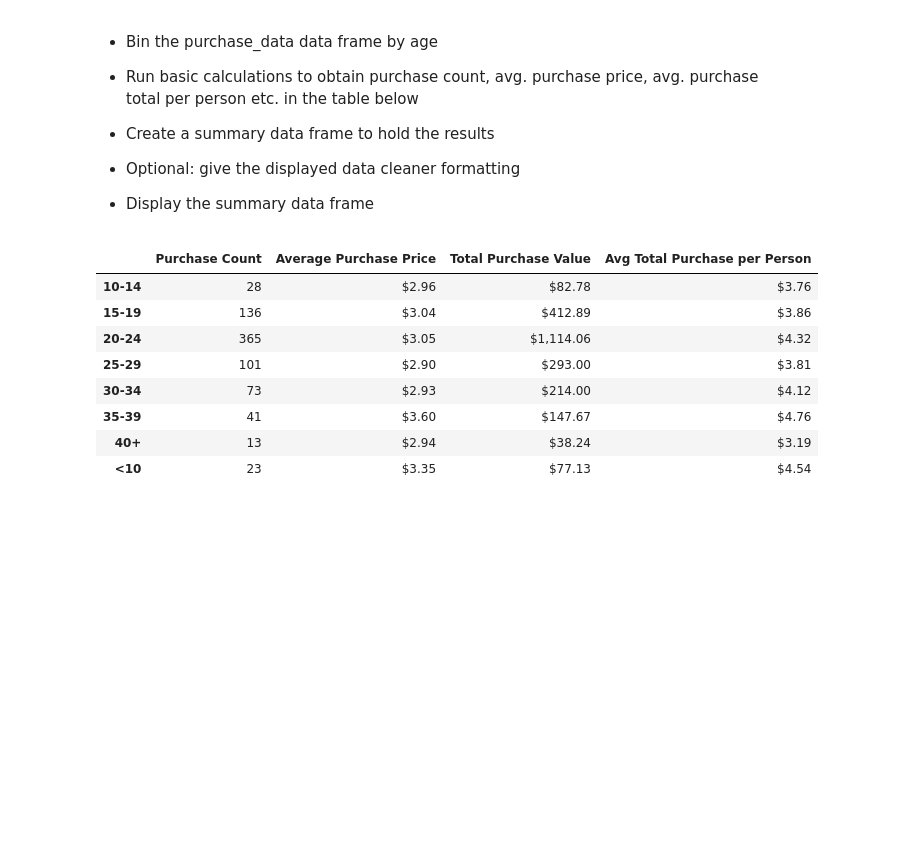
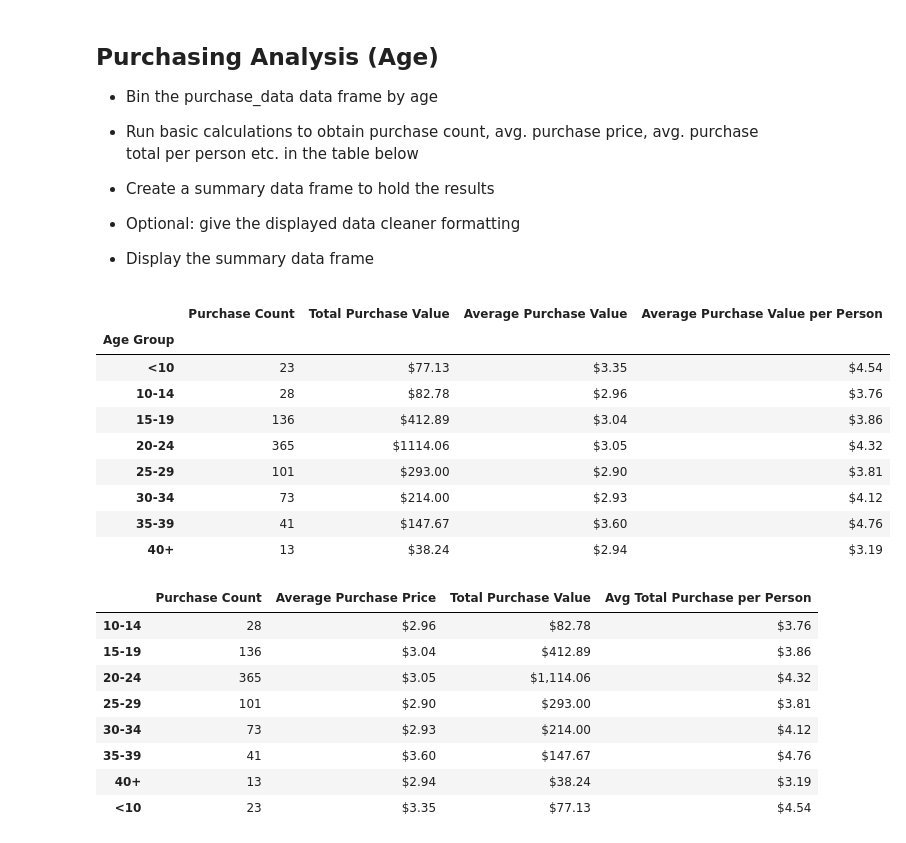
Before and after one commit to mhflynn/Pandas-Challege, a Jupyter notebook: HeroesOfPymoli.ipynb, the cells around one changed output. Drawn from its saved outputs; the diff is of its cells as text; code cells hidden in the pictures; blank space fills up the shorter version.

```diff
--- a/HeroesOfPymoli.ipynb
+++ b/HeroesOfPymoli.ipynb
@@ -32,5 +47,8 @@ purchase_data.head()
 # %%
-print(f'The total number of players in the data set is : {purchase_data["SN"].nunique()}')
-print(f'The total number of unique items, by ID, in the data set is : {purchase_data["Item ID"].nunique()}')
+# Print total number of players and items
+playerCnt = purchase_data["SN"].nunique()
+itemCnt = purchase_data["Item ID"].nunique()
+print(f'The total number of players in the data set is : {playerCnt}')
+print(f'The total number of unique items in the data set is : {itemCnt}')
 # %% [output]
 The total number of players in the data set is : 576
@@ -223,0 +198,17 @@ dtype: float64
+# %%
+# Capture age for each player
+players = (purchase_data[['SN', 'Age']].drop_duplicates())
+
+# Define age interval bin list and age grouping label list
+bins   = [0,9,14,19,24,29,34,39,players['Age'].max()]
+groups = ['<10','10-14','15-19','20-24','25-29','30-34','35-39','40+']
+
+# Create age demographic summary dataframe, grouped by age range
+ageSummary = pd.DataFrame({'Age Group':pd.cut(players['Age'], bins, labels=groups), 'Total Count':players['Age']})
+ageSummary = ageSummary.groupby('Age Group').count()
+
+# Compute Percentage of Players per Age Group
+ageSummary['Percentage of Players'] = (ageSummary['Total Count'] * 100) / playerCnt
+
+# Formated demographic summary output
+ageSummary.style.format({'Percentage of Players':"{:.2f}%"})
@@ -224,17 +238,41 @@ dtype: float64
 # %% [markdown]
+## Purchasing Analysis (Age)
 * Bin the purchase_data data frame by age
-
 
 * Run basic calculations to obtain purchase count, avg. purchase price, avg. purchase total per person etc. in the table below
 
-
 * Create a summary data frame to hold the results
-
 
 * Optional: give the displayed data cleaner formatting
 
-
 * Display the summary data frame
+# %%
+# Create summary dataframe for purchases by age
+agePurchaseSum = purchase_data[['Purchase ID', 'Price']].copy()
+agePurchaseSum.rename(columns={'Purchase ID':'Purchase Count', 'Price':'Total Purchase Value'}, inplace=True)
+
+# Add column for age groupings, then group using age groupings
+agePurchaseSum['Age Group'] = pd.cut(purchase_data['Age'], bins, labels=groups)
+agePurchaseSum = agePurchaseSum.groupby('Age Group').aggregate({'Purchase Count':'count', 'Total Purchase Value':'sum'})
+
+# Add columns Average Purchase Value and Average Purchase Value per Person
+agePurchaseSum['Average Purchase Value'] = agePurchaseSum['Total Purchase Value'] / agePurchaseSum['Purchase Count']
+agePurchaseSum['Average Purchase Value per Person'] = agePurchaseSum['Total Purchase Value'] / ageSummary['Total Count']
+
+# Formated purchase demographic summary output
+agePurchaseSum.style.format({'Total Purchase Value':"${:.2f}", 'Average Purchase Value':"${:.2f}",
+                           'Average Purchase Value per Person':"${:.2f}"})
+# %% [output]
+|  | Purchase Count | Total Purchase Value | Average Purchase Value | Average Purchase Value per Person |
+| Age Group |  |  |  |  |
+| <10 | 23 | $77.13 | $3.35 | $4.54 |
+| 10-14 | 28 | $82.78 | $2.96 | $3.76 |
+| 15-19 | 136 | $412.89 | $3.04 | $3.86 |
+| 20-24 | 365 | $1114.06 | $3.05 | $4.32 |
+| 25-29 | 101 | $293.00 | $2.90 | $3.81 |
+| 30-34 | 73 | $214.00 | $2.93 | $4.12 |
+| 35-39 | 41 | $147.67 | $3.60 | $4.76 |
+| 40+ | 13 | $38.24 | $2.94 | $3.19 |
 # %%
 # Sample output
 # %% [output]
```
Also changed, not shown: parts of 40 cells of this notebook.
